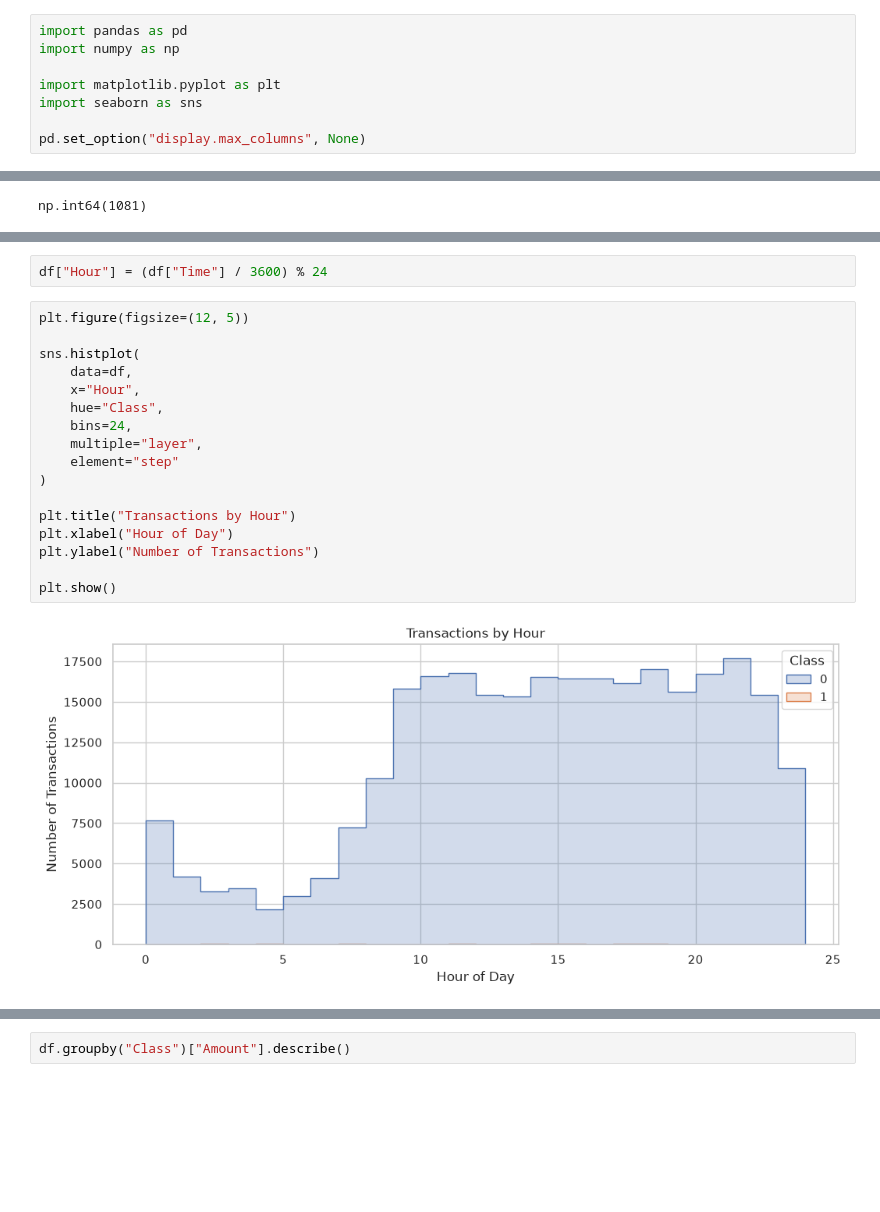
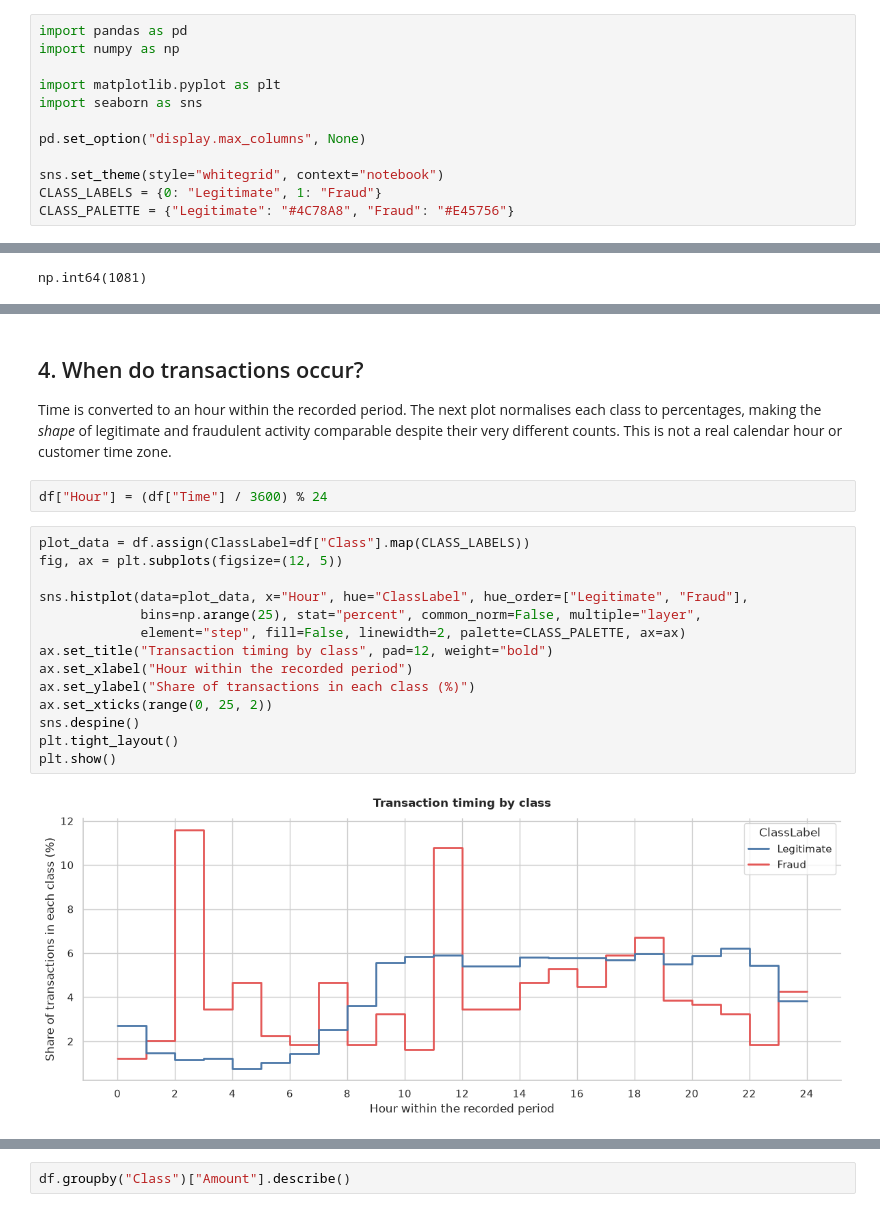
Before and after one commit to to-bits/BehaviorGuard-Customer-Behavioral-Profiling-for-Credit-Card-Fraud-Detection, a Jupyter notebook: BehaviorGuard — Customer Behavioral Profiling for Credit Card Fraud Detection/notebooks/01_data_understanding.ipynb, the cells around one changed output, grey strips where cells are left out. Drawn from its saved outputs; the diff is of its cells as text; blank space fills up the shorter version.

```diff
--- a/BehaviorGuard — Customer Behavioral Profiling for Credit Card Fraud Detection/notebooks/01_data_understanding.ipynb
+++ b/BehaviorGuard — Customer Behavioral Profiling for Credit Card Fraud Detection/notebooks/01_data_understanding.ipynb
@@ -6,3 +12,7 @@ import matplotlib.pyplot as plt
 import seaborn as sns
 
 pd.set_option("display.max_columns", None)
+
+sns.set_theme(style="whitegrid", context="notebook")
+CLASS_LABELS = {0: "Legitimate", 1: "Fraud"}
+CLASS_PALETTE = {"Legitimate": "#4C78A8", "Fraud": "#E45756"}
@@ -126,21 +161,22 @@ plt.show()
+# %% [markdown]
+## 4. When do transactions occur?
+
+Time is converted to an hour within the recorded period. The next plot normalises each class to percentages, making the *shape* of legitimate and fraudulent activity comparable despite their very different counts. This is not a real calendar hour or customer time zone.
 # %%
 df["Hour"] = (df["Time"] / 3600) % 24
 # %%
-plt.figure(figsize=(12, 5))
+plot_data = df.assign(ClassLabel=df["Class"].map(CLASS_LABELS))
+fig, ax = plt.subplots(figsize=(12, 5))
 
-sns.histplot(
-    data=df,
-    x="Hour",
-    hue="Class",
-    bins=24,
-    multiple="layer",
-    element="step"
-)
-
-plt.title("Transactions by Hour")
-plt.xlabel("Hour of Day")
-plt.ylabel("Number of Transactions")
-
+sns.histplot(data=plot_data, x="Hour", hue="ClassLabel", hue_order=["Legitimate", "Fraud"],
+             bins=np.arange(25), stat="percent", common_norm=False, multiple="layer",
+             element="step", fill=False, linewidth=2, palette=CLASS_PALETTE, ax=ax)
+ax.set_title("Transaction timing by class", pad=12, weight="bold")
+ax.set_xlabel("Hour within the recorded period")
+ax.set_ylabel("Share of transactions in each class (%)")
+ax.set_xticks(range(0, 25, 2))
+sns.despine()
+plt.tight_layout()
 plt.show()
 # %% [output]
-[figure, old version]
+[figure, new version]
```
Also changed, not shown: parts of 12 cells of this notebook.
